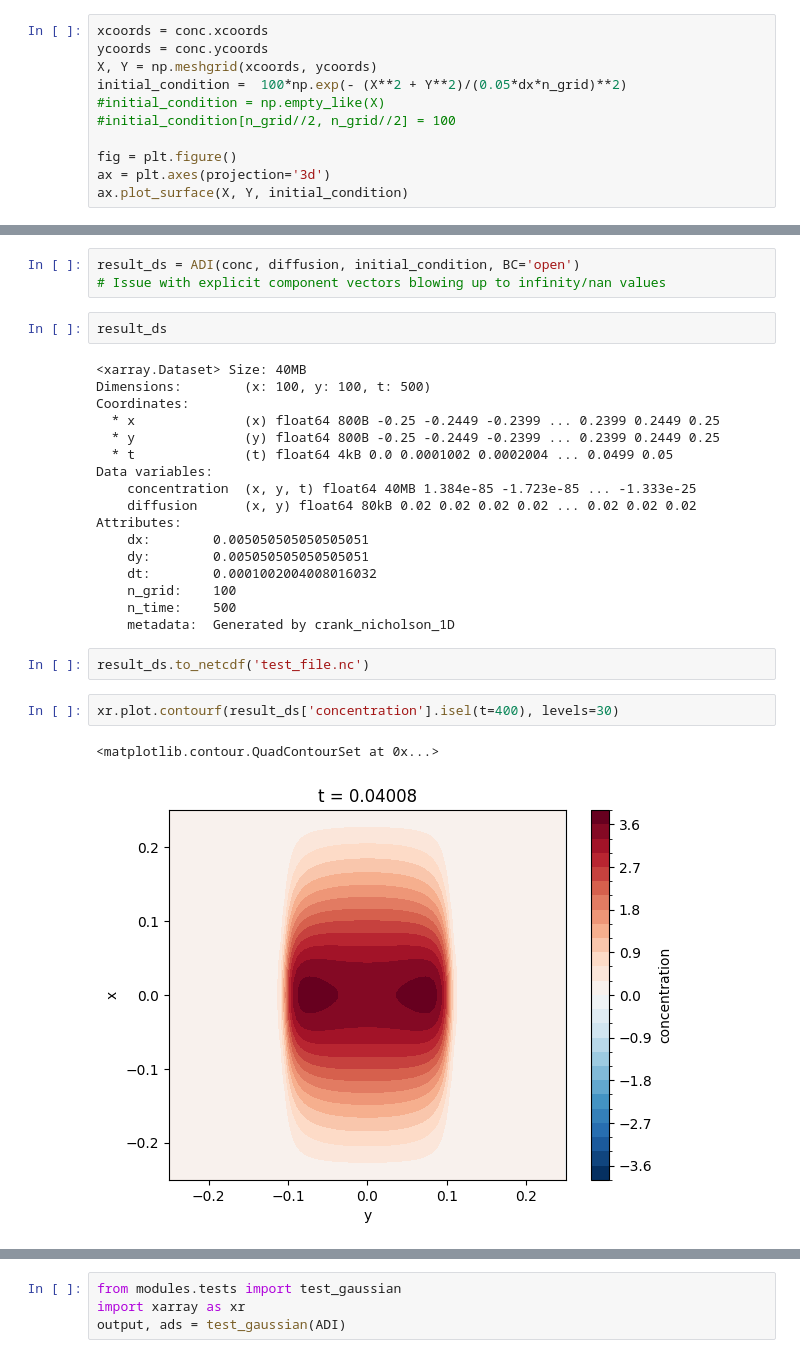
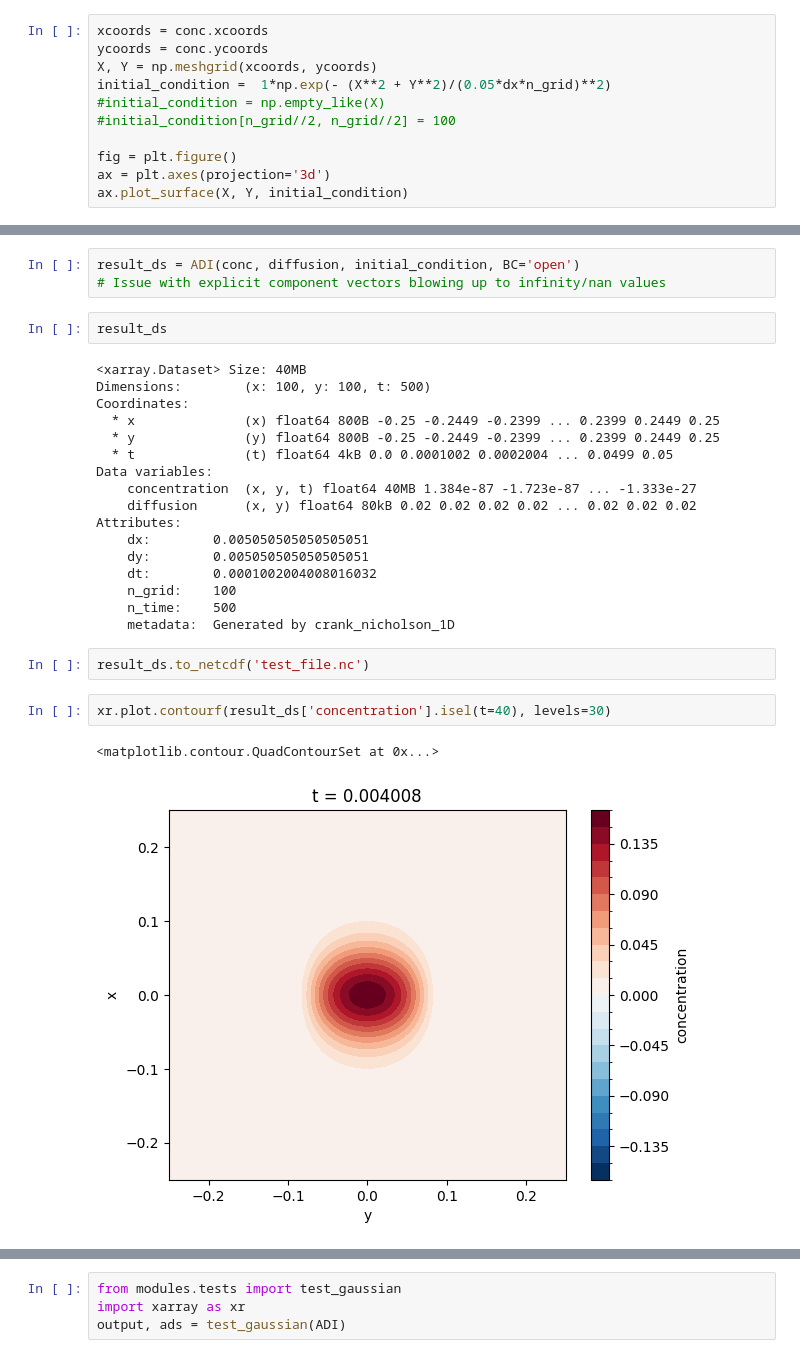
Before and after one commit to fongkenrui/A409_SeleniumDispersion, a Jupyter notebook: ADI_test.ipynb, the cells around one changed output, grey strips where cells are left out. Cells and saved outputs as stored; diff of their text form.

```diff
--- a/ADI_test.ipynb
+++ b/ADI_test.ipynb
@@ -43,7 +43,7 @@ diffusion.plot_2D(func='func')
 xcoords = conc.xcoords
 ycoords = conc.ycoords
 X, Y = np.meshgrid(xcoords, ycoords)
-initial_condition =  100*np.exp(- (X**2 + Y**2)/(0.05*dx*n_grid)**2)
+initial_condition =  1*np.exp(- (X**2 + Y**2)/(0.05*dx*n_grid)**2)
 #initial_condition = np.empty_like(X)
 #initial_condition[n_grid//2, n_grid//2] = 100
 
@@ -66,7 +66,7 @@ Coordinates:
   * y              (y) float64 800B -0.25 -0.2449 -0.2399 ... 0.2399 0.2449 0.25
   * t              (t) float64 4kB 0.0 0.0001002 0.0002004 ... 0.0499 0.05
 Data variables:
-    concentration  (x, y, t) float64 40MB 1.384e-85 -1.723e-85 ... -1.333e-25
+    concentration  (x, y, t) float64 40MB 1.384e-87 -1.723e-87 ... -1.333e-27
     diffusion      (x, y) float64 80kB 0.02 0.02 0.02 0.02 ... 0.02 0.02 0.02
 Attributes:
     dx:        0.005050505050505051
@@ -78,9 +78,9 @@ Attributes:
 # %%
 result_ds.to_netcdf('test_file.nc')
 # %%
-xr.plot.contourf(result_ds['concentration'].isel(t=400), levels=30)
+xr.plot.contourf(result_ds['concentration'].isel(t=40), levels=30)
 # %% [output]
 <matplotlib.contour.QuadContourSet at 0x...>
-[figure, old version]
+[figure, new version]
 # %%
 from matplotlib import animation
```
Also changed, not shown: parts of 4 cells of this notebook, 1 other file.
